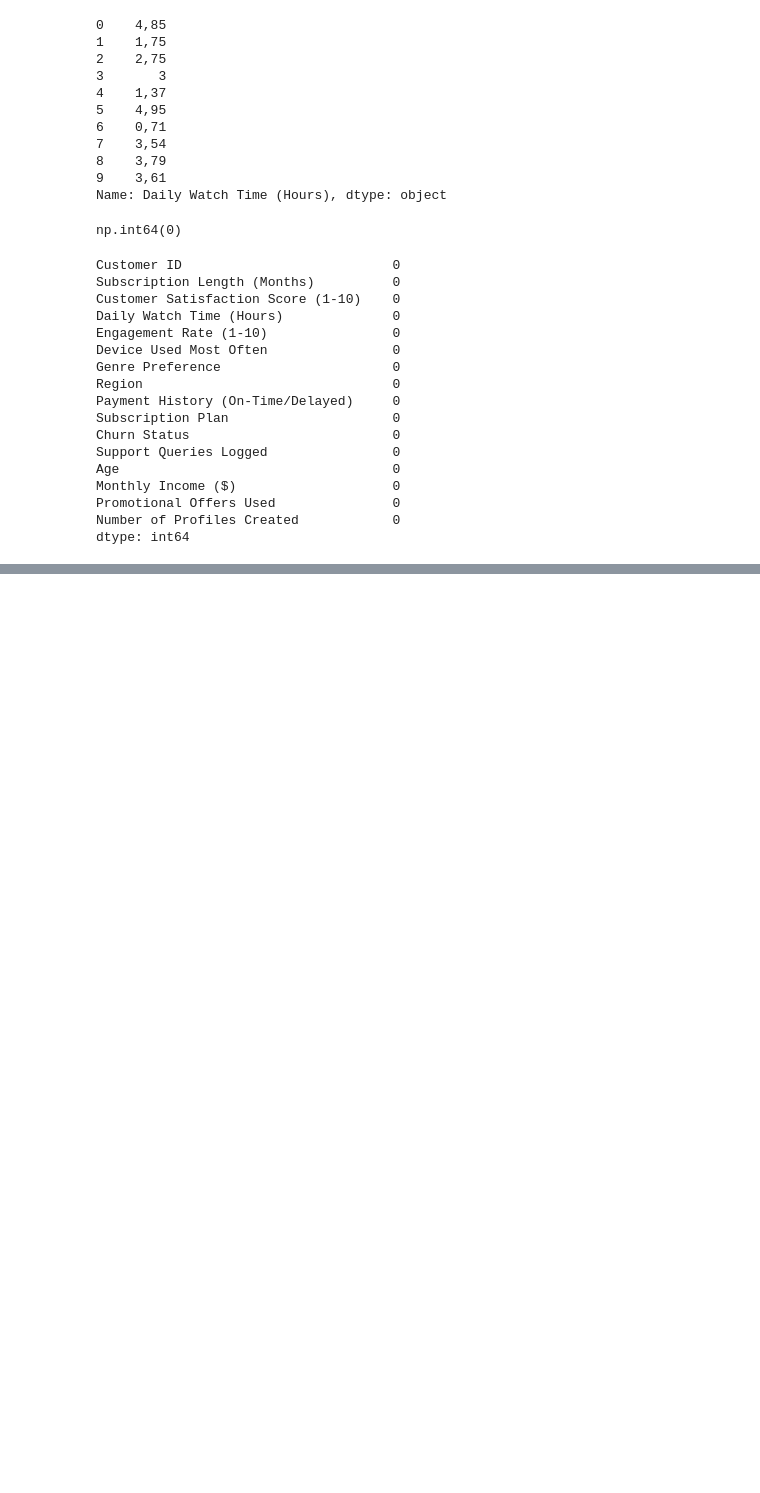
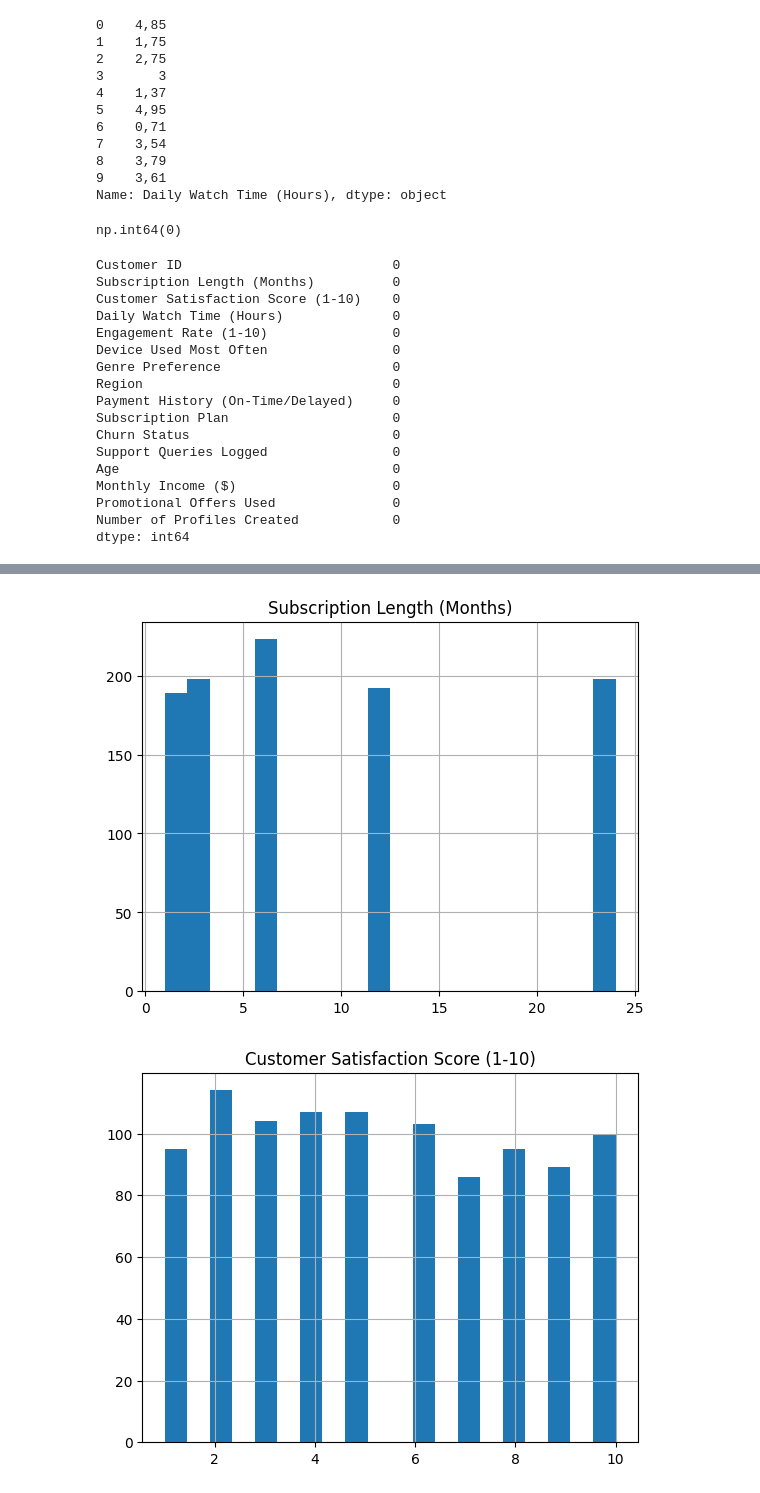
Before and after one commit to aishacmela/Customer_churn, a Jupyter notebook: analysis.ipynb, the cells around one changed output, grey strips where cells are left out. Saved outputs shown, nothing was run; the diff lists cells and outputs as text; code cells hidden in the pictures; blank space fills up the shorter version.

```diff
--- a/analysis.ipynb
+++ b/analysis.ipynb
@@ -236,0 +249,15 @@ dtype: int64
+# %%
+df.columns = df.columns.str.strip()
+# %%
+numeric_cols = ['Subscription Length (Months)','Customer Satisfaction Score (1-10)',
+                'Daily Watch Time (Hours)', 'Engagement Rate (1-10)',
+                 'Support Queries Logged', 'Age', 'Monthly Income ($)',
+                 'Promotional Offers Used', 'Number of Profiles Created', 'Churn Numeric']
+
+for col in numeric_cols:
+    df[col].hist(bins=20)
+    plt.title(col)
+    plt.show()
+# %% [output]
+[figure, added]
+[figure, added]
```
Also changed, not shown: parts of 13 cells of this notebook.
